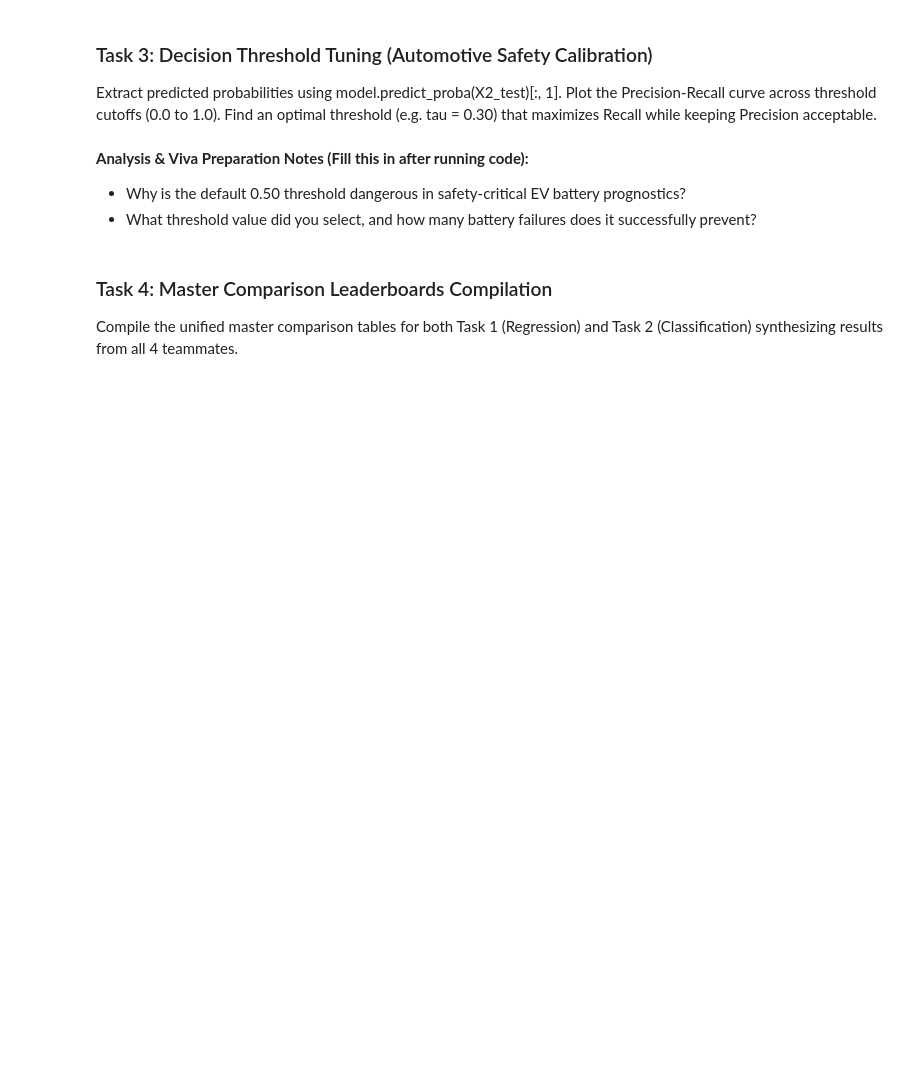
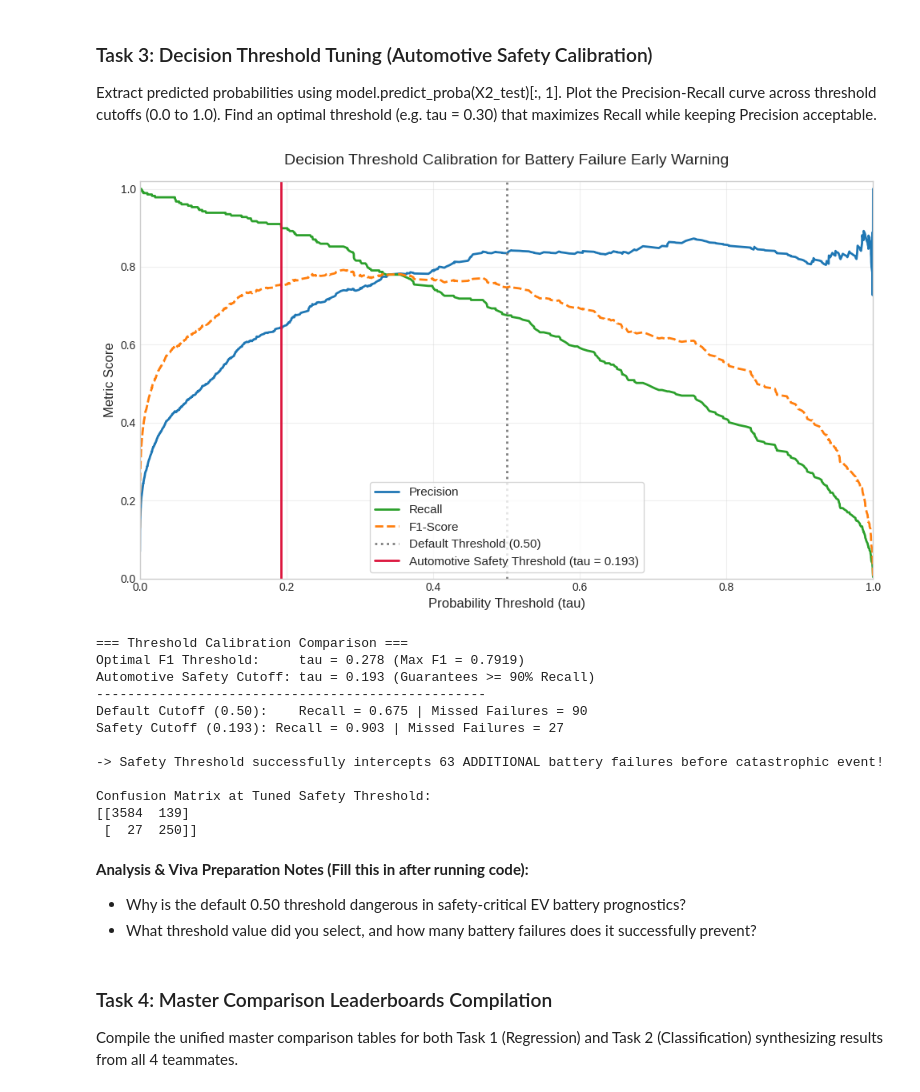
Before and after one commit to chenuka10/EV_Battery_PHM, a Jupyter notebook: notebooks/week2/04_task2_linear_thresholds_personD.ipynb, the cells around one changed output. Saved outputs shown, nothing was run; the diff lists cells and outputs as text; code cells hidden in the pictures; blank space fills up the shorter version.

```diff
--- a/notebooks/week2/04_task2_linear_thresholds_personD.ipynb
+++ b/notebooks/week2/04_task2_linear_thresholds_personD.ipynb
@@ -122,3 +247,82 @@ Extract predicted probabilities using model.predict_proba(X2_test)[:, 1]. Plot t
+# %%
+import numpy as np
+import matplotlib.pyplot as plt
+from sklearn.metrics import precision_recall_curve, confusion_matrix, classification_report
+
+# 1. Extract failure probabilities from the unweighted Logistic Regression model
+# (We tune the unweighted model to show how thresholding alone fixes imbalance without retraining!)
+y_probs = lr_unweighted.predict_proba(X2_test)[:, 1]
+
+# 2. Compute Precision, Recall, and F1 across all thresholds
+precisions, recalls, thresholds = precision_recall_curve(y2_test, y_probs)
+# thresholds has length (N - 1), align slices
+f1_scores = 2 * (precisions[:-1] * recalls[:-1]) / (precisions[:-1] + recalls[:-1] + 1e-10)
+
+# Optimal F1 threshold
+best_f1_idx = np.argmax(f1_scores)
+best_f1_tau = thresholds[best_f1_idx]
+
+# Automotive Safety Threshold: Target Recall >= 90%
+safety_indices = np.where(recalls[:-1] >= 0.90)[0]
+safety_idx = safety_indices[-1] # Highest threshold that still guarantees >= 90% recall
+safety_tau = thresholds[safety_idx]
+
+# 3. Plot Precision-Recall Trade-off vs Decision Threshold
+plt.figure(figsize=(10, 6))
+plt.plot(thresholds, precisions[:-1], label='Precision', color='#1f77b4', lw=2)
+plt.plot(thresholds, recalls[:-1], label='Recall', color='#2ca02c', lw=2)
+plt.plot(thresholds, f1_scores, label='F1-Score', color='#ff7f0e', lw=2, linestyle='--')
+
+# Vertical markers
+plt.axvline(0.50, color='gray', linestyle=':', lw=2, label='Default Threshold (0.50)')
+plt.axvline(safety_tau, color='crimson', linestyle='-', lw=2,
+            label=f'Automotive Safety Threshold (tau = {safety_tau:.3f})')
+
+plt.title('Decision Threshold Calibration for Battery Failure Early Warning', fontsize=14, pad=15)
+plt.xlabel('Probability Threshold (tau)', fontsize=12)
+plt.ylabel('Metric Score', fontsize=12)
+plt.xlim([0.0, 1.0])
+plt.ylim([0.0, 1.02])
+plt.legend(loc='lower center', frameon=True, fontsize=11)
+plt.grid(True, alpha=0.3)
+plt.tight_layout()
+plt.show()
+
+# 4. Compare Confusion Matrix at Default (0.50) vs Safety Cutoff
+y_pred_default = (y_probs >= 0.50).astype(int)
+y_pred_safety = (y_probs >= safety_tau).astype(int)
+
+cm_default = confusion_matrix(y2_test, y_pred_default)
+cm_safety = confusion_matrix(y2_test, y_pred_safety)
+
+fn_default = cm_default[1, 0]
+fn_safety = cm_safety[1, 0]
+extra_caught = fn_default - fn_safety
+
+print(f"=== Threshold Calibration Comparison ===")
+print(f"Optimal F1 Threshold:     tau = {best_f1_tau:.3f} (Max F1 = {f1_scores[best_f1_idx]:.4f})")
+print(f"Automotive Safety Cutoff: tau = {safety_tau:.3f} (Guarantees >= 90% Recall)")
+print("-" * 50)
+print(f"Default Cutoff (0.50):    Recall = {recalls[:-1][np.argmin(np.abs(thresholds - 0.50))]:.3f} | Missed Failures = {fn_default}")
+print(f"Safety Cutoff ({safety_tau:.3f}): Recall = {recalls[:-1][safety_idx]:.3f} | Missed Failures = {fn_safety}")
+print(f"\n-> Safety Threshold successfully intercepts {extra_caught} ADDITIONAL battery failures before catastrophic event!")
+
+print("\nConfusion Matrix at Tuned Safety Threshold:")
+print(cm_safety)
+# %% [output]
+[figure, added]
+=== Threshold Calibration Comparison ===
+Optimal F1 Threshold:     tau = 0.278 (Max F1 = 0.7919)
+Automotive Safety Cutoff: tau = 0.193 (Guarantees >= 90% Recall)
+--------------------------------------------------
+Default Cutoff (0.50):    Recall = 0.675 | Missed Failures = 90
+Safety Cutoff (0.193): Recall = 0.903 | Missed Failures = 27
+
+-> Safety Threshold successfully intercepts 63 ADDITIONAL battery failures before catastrophic event!
+
+Confusion Matrix at Tuned Safety Threshold:
+[[3584  139]
+ [  27  250]]
 # %% [markdown]
 **Analysis & Viva Preparation Notes (Fill this in after running code):**
 - Why is the default 0.50 threshold dangerous in safety-critical EV battery prognostics?
```
Also changed, not shown: parts of 11 cells of this notebook, 1 other file.
